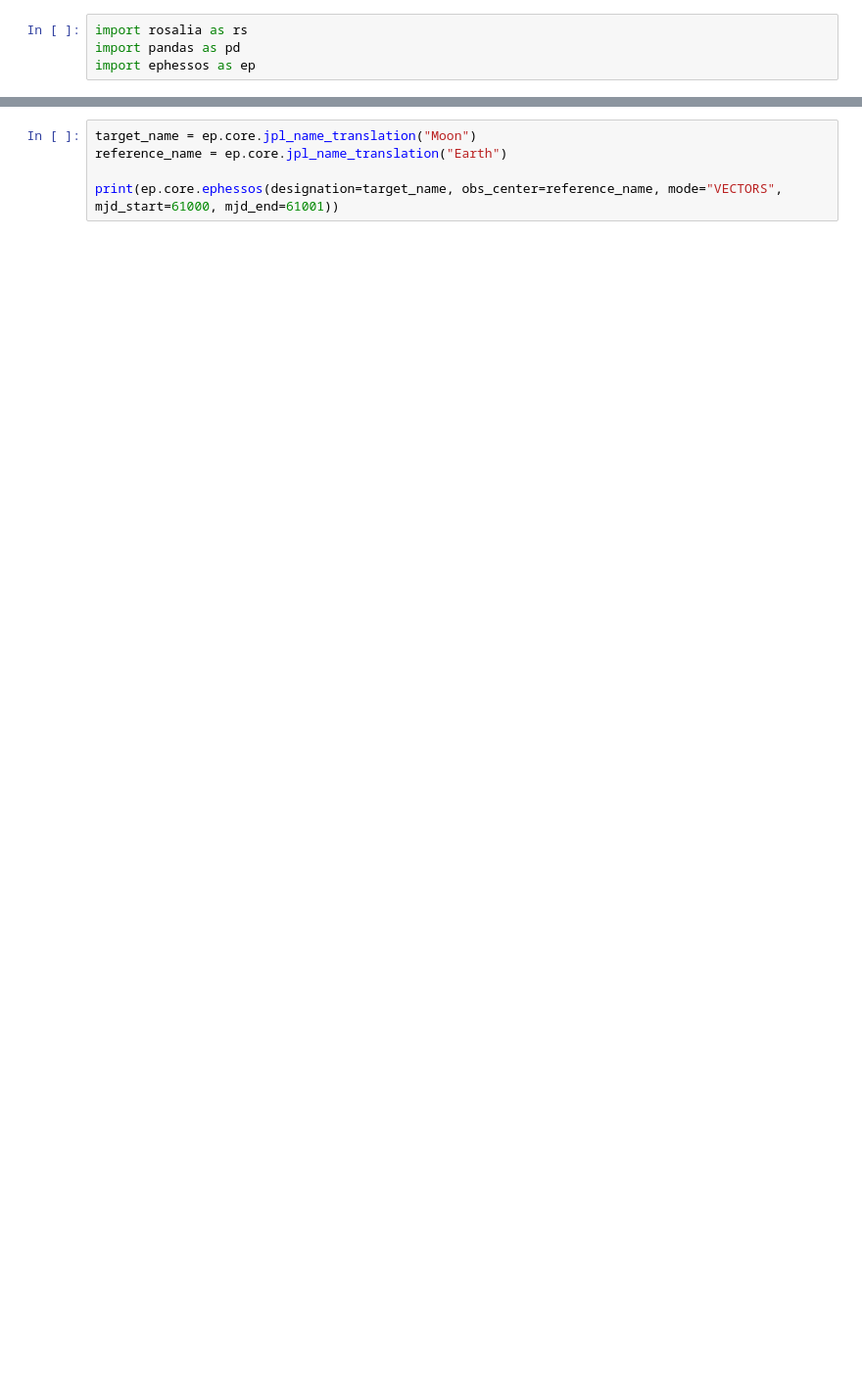
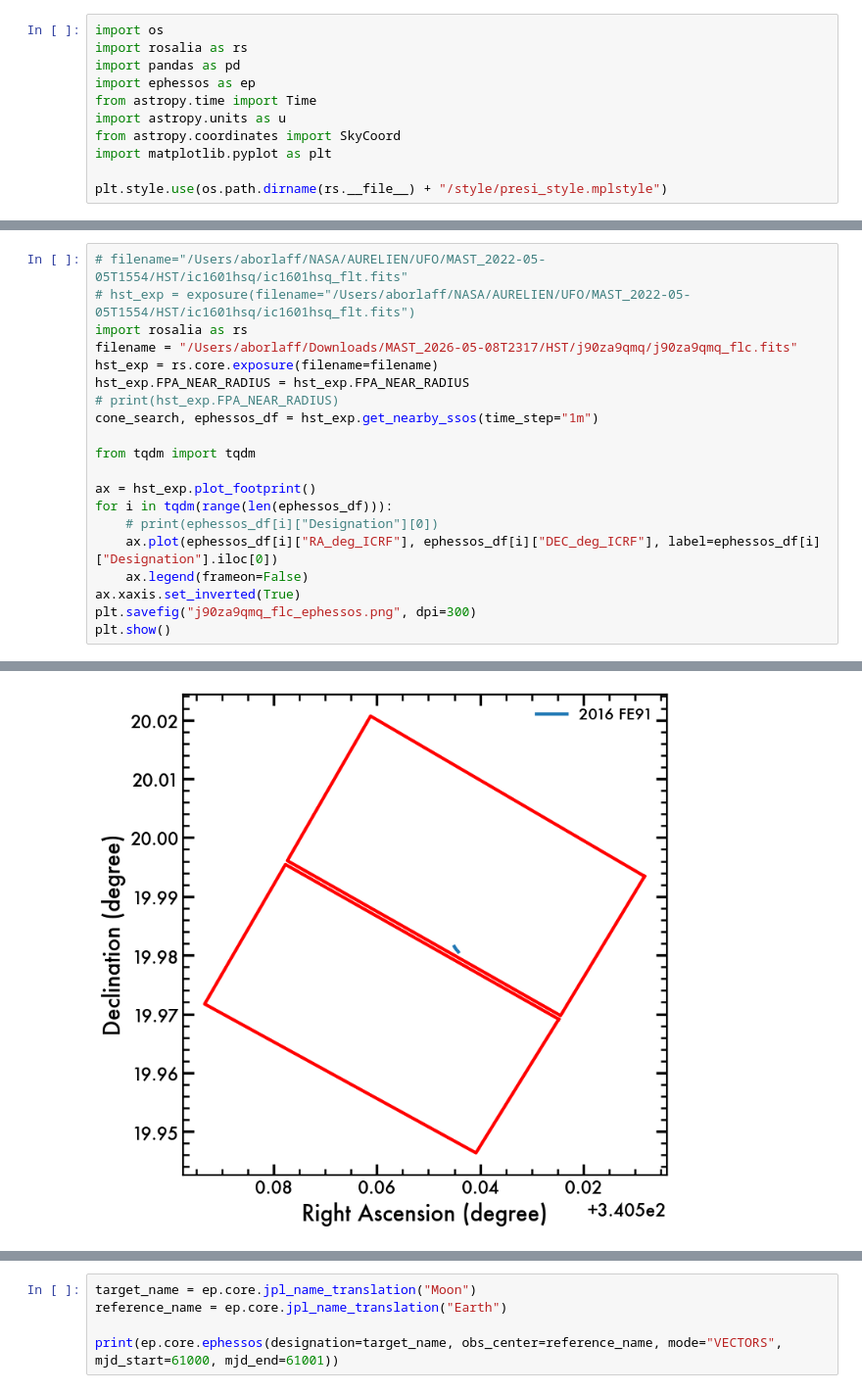
Before and after one commit to Borlaff/ROSALIA, a Jupyter notebook: notebooks/DEVEL/R1_exposure_class_LAB.ipynb, the cells around one changed output, grey strips where cells are left out. Shown at 98% size. Drawn from its saved outputs; the diff is of its cells as text; blank space fills up the shorter version.

```diff
--- a/notebooks/DEVEL/R1_exposure_class_LAB.ipynb
+++ b/notebooks/DEVEL/R1_exposure_class_LAB.ipynb
@@ -1,4 +1,11 @@
 # %%
+import os
 import rosalia as rs
 import pandas as pd
 import ephessos as ep
+from astropy.time import Time
+import astropy.units as u
+from astropy.coordinates import SkyCoord
+import matplotlib.pyplot as plt
+
+plt.style.use(os.path.dirname(rs.__file__) + "/style/presi_style.mplstyle")
@@ -34,0 +12,21 @@ custom_exposure.make_dummy()
+# %%
+# filename="/Users/aborlaff/NASA/AURELIEN/UFO/MAST_2022-05-05T1554/HST/ic1601hsq/ic1601hsq_flt.fits"
+# hst_exp = exposure(filename="/Users/aborlaff/NASA/AURELIEN/UFO/MAST_2022-05-05T1554/HST/ic1601hsq/ic1601hsq_flt.fits")
+import rosalia as rs
+filename = "/Users/aborlaff/Downloads/MAST_2026-05-08T2317/HST/j90za9qmq/j90za9qmq_flc.fits"
+hst_exp = rs.core.exposure(filename=filename)
+hst_exp.FPA_NEAR_RADIUS = hst_exp.FPA_NEAR_RADIUS
+# print(hst_exp.FPA_NEAR_RADIUS)
+cone_search, ephessos_df = hst_exp.get_nearby_ssos(time_step="1m")
+
+from tqdm import tqdm
+
+ax = hst_exp.plot_footprint()
+for i in tqdm(range(len(ephessos_df))):
+    # print(ephessos_df[i]["Designation"][0])
+    ax.plot(ephessos_df[i]["RA_deg_ICRF"], ephessos_df[i]["DEC_deg_ICRF"], label=ephessos_df[i]["Designation"].iloc[0])
+    ax.legend(frameon=False)
+ax.xaxis.set_inverted(True)
+plt.savefig("j90za9qmq_flc_ephessos.png", dpi=300)
+plt.show()
+# %% [output]
@@ -34,0 +37 @@ custom_exposure.make_dummy()
+[figure, added]
```
Also changed, not shown: parts of 9 cells of this notebook, 29 other files.
